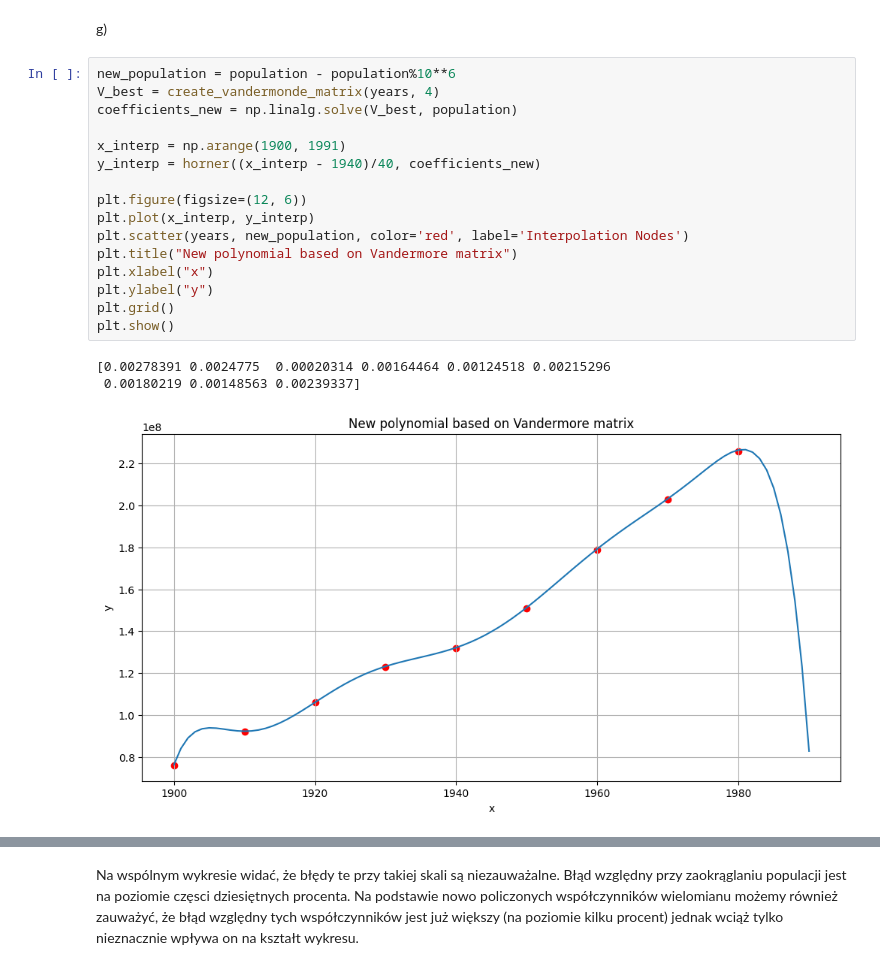
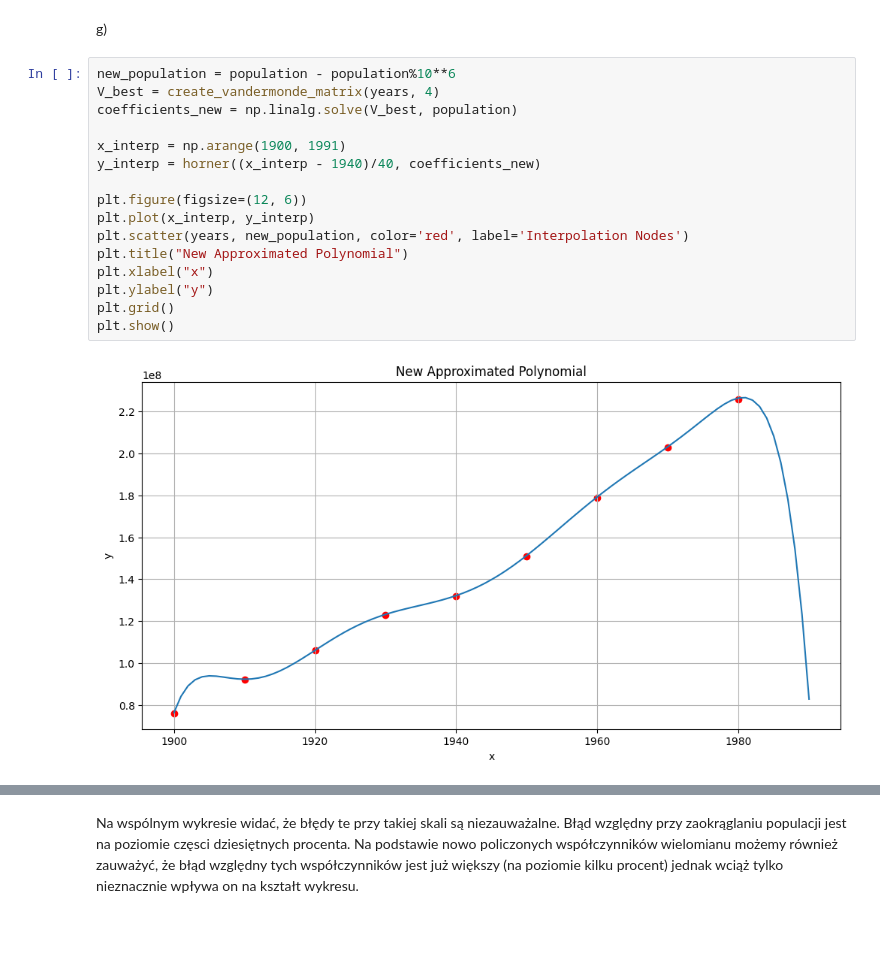
Before and after one commit to biganton/MOWNIT, a Jupyter notebook: lab3/lab3.ipynb, the cells around one changed output, grey strips where cells are left out. Drawn from its saved outputs; the diff is of its cells as text; blank space fills up the shorter version.

```diff
--- a/lab3/lab3.ipynb
+++ b/lab3/lab3.ipynb
@@ -209,23 +204,21 @@ g)
 # %%
 new_population = population - population%10**6
 V_best = create_vandermonde_matrix(years, 4)
 coefficients_new = np.linalg.solve(V_best, population)
 
 x_interp = np.arange(1900, 1991)
 y_interp = horner((x_interp - 1940)/40, coefficients_new)
 
 plt.figure(figsize=(12, 6))
 plt.plot(x_interp, y_interp)
 plt.scatter(years, new_population, color='red', label='Interpolation Nodes')
-plt.title("New polynomial based on Vandermore matrix")
+plt.title("New Approximated Polynomial")
 plt.xlabel("x")
 plt.ylabel("y")
 plt.grid()
 plt.show()
 # %% [output]
-[0.00278391 0.0024775  0.00020314 0.00164464 0.00124518 0.00215296
- 0.00180219 0.00148563 0.00239337]
-[figure, old version]
+[figure, new version]
 # %%
 plt.figure(figsize=(12, 6))
 plt.plot(x_values, y_values, label='Interpolated Polynomial (Horner)', color='blue')
```
Also changed, not shown: parts of 3 cells of this notebook.
